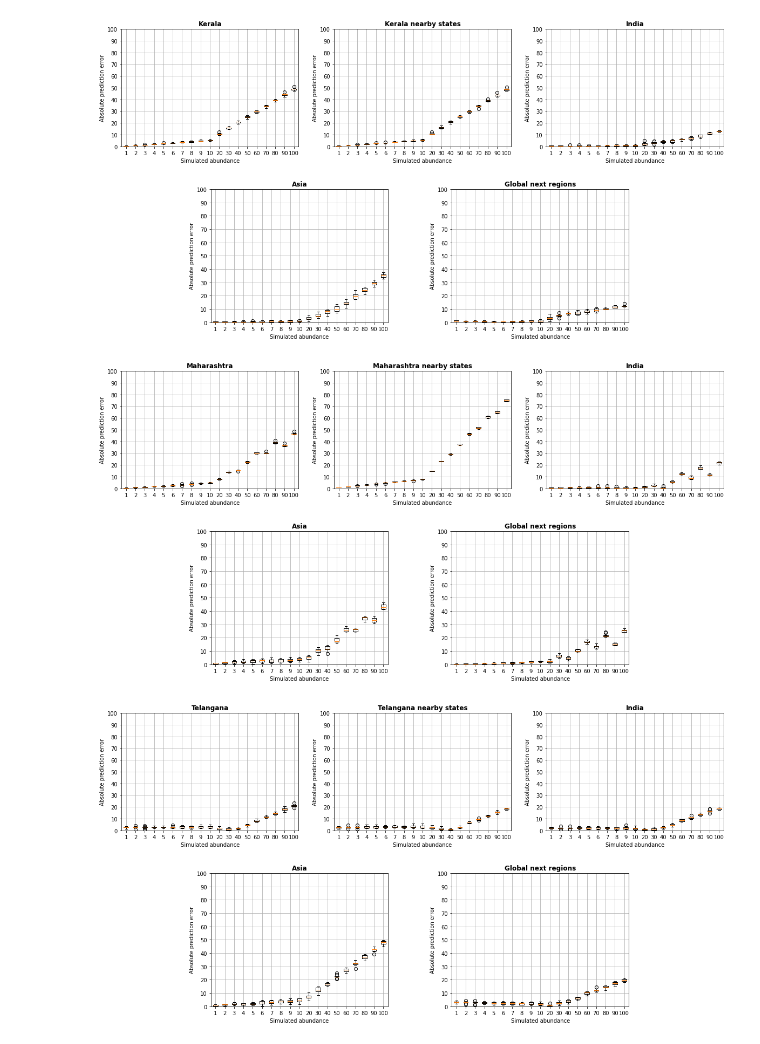
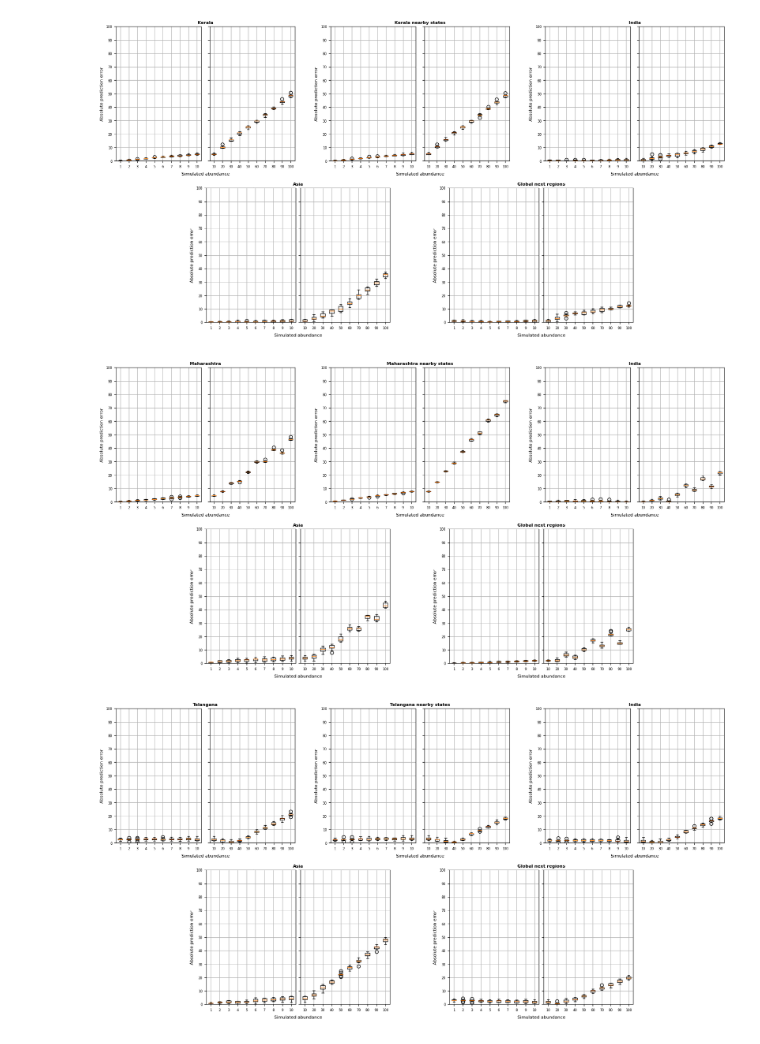
Before and after one commit to IoannaNika/wastewater_analysis, a Jupyter notebook: Experiments/Proximity_Experiments/Asia/plots.ipynb, the cells around one changed output. Drawn from its saved outputs; the diff is of its cells as text; code cells hidden in the pictures.

Commit message:
fix boxplots to contain two scales

```diff
--- a/Experiments/Proximity_Experiments/Asia/plots.ipynb
+++ b/Experiments/Proximity_Experiments/Asia/plots.ipynb
@@ -36,26 +36,26 @@ Global_next_regions 10 100
 # %%
 dirnames = ["Kerala/", "Maharashtra/", "Telangana/" ]
 ref_sets_K = ["Kerala", "Kerala_nearby_states","India", "Asia", "Global_next_regions"]
 ref_sets_M = ["Maharashtra", "Maharashtra_nearby_states","India", "Asia", "Global_next_regions"]
 ref_sets_T = ["Telangana", "Telangana_nearby_states", "India",  "Asia", "Global_next_regions"]
 
 seeds = [1,2,3,4,5,6,7,8,9,10]
 ref_sets = [ref_sets_K, ref_sets_M, ref_sets_T]
 
 abundances = [1,2,3,4,5,6,7,8,9,10,20,30,40,50,60,70,80,90,100]
 
 from utils.helper_functions import *
 from utils.plotting_functions import *
 import json
 
 for dir in dirnames:
     with open(dir + "results.json") as json_file:
         results = json.loads(json_file.read())
 
         refs = results.keys()
         absolute_errors = calculate_absolute_errors(results, seeds, abundances, refs)
-    plot_with_boxplots(len(refs), refs, absolute_errors, "figures/{}_".format(dir.replace("/", "")))
+    plot_with_boxplots_two_scales(len(refs), refs, absolute_errors, "figures/{}_".format(dir.replace("/", "")))
 # %% [output]
-[figure, old version]
+[figure, new version]
-[figure, old version]
+[figure, new version]
-[figure, old version]
+[figure, new version]
```
Also changed, not shown: 8 other files.
